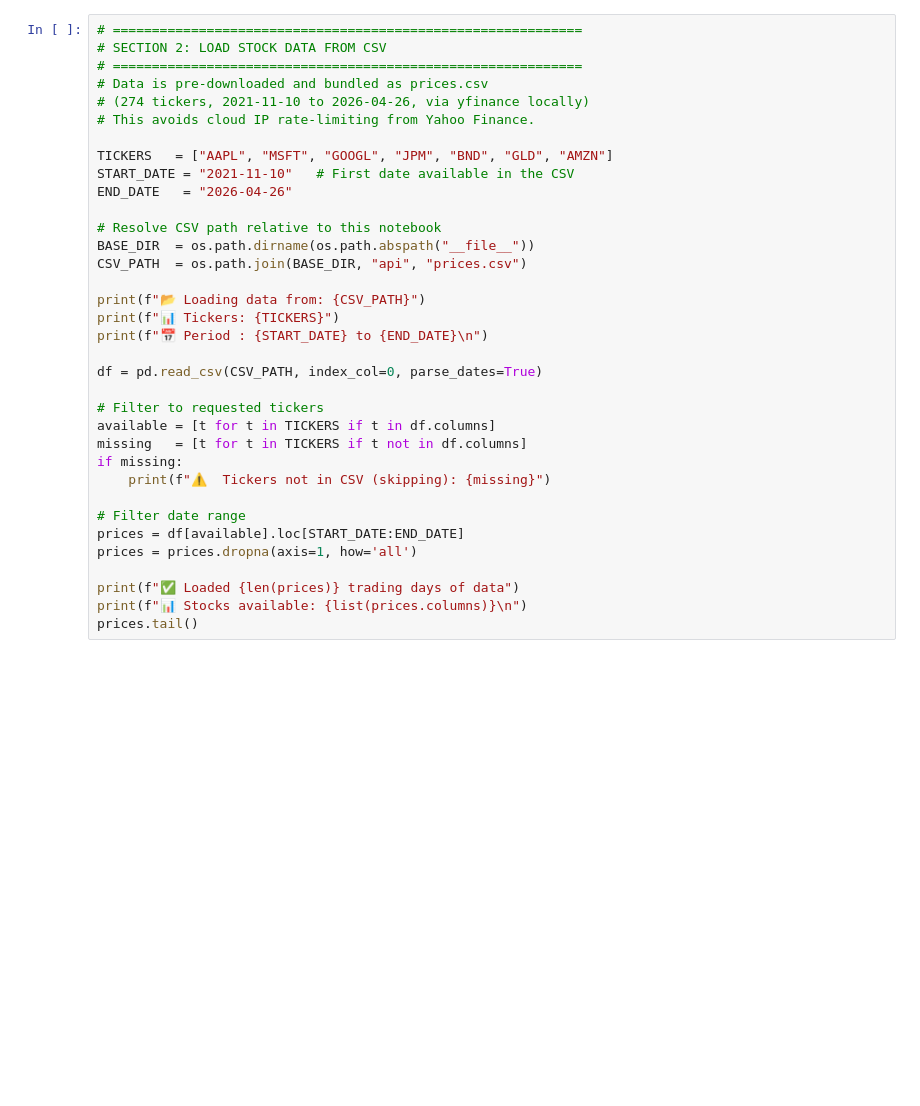
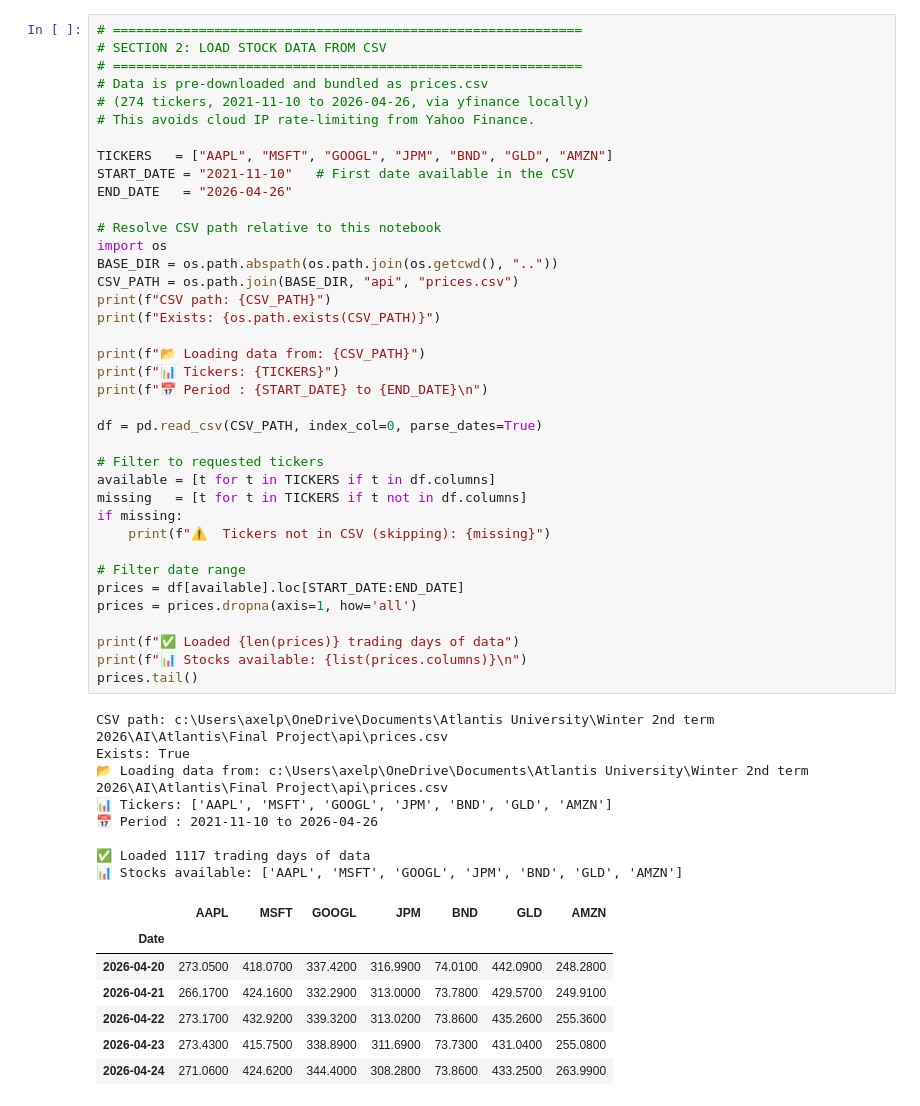
Before and after one commit to axelpeluso/portfolioai-optimizer, a Jupyter notebook: notebook/portfolio_optimizer.ipynb, the cells around one changed output. Drawn from its saved outputs; the diff is of its cells as text; blank space fills up the shorter version.

```diff
--- a/notebook/portfolio_optimizer.ipynb
+++ b/notebook/portfolio_optimizer.ipynb
@@ -36,35 +42,54 @@ print("✅ All libraries loaded successfully!")
 # ============================================================
 # Data is pre-downloaded and bundled as prices.csv
 # (274 tickers, 2021-11-10 to 2026-04-26, via yfinance locally)
 # This avoids cloud IP rate-limiting from Yahoo Finance.
 
 TICKERS   = ["AAPL", "MSFT", "GOOGL", "JPM", "BND", "GLD", "AMZN"]
 START_DATE = "2021-11-10"   # First date available in the CSV
 END_DATE   = "2026-04-26"
 
 # Resolve CSV path relative to this notebook
-BASE_DIR  = os.path.dirname(os.path.abspath("__file__"))
-CSV_PATH  = os.path.join(BASE_DIR, "api", "prices.csv")
+import os
+BASE_DIR = os.path.abspath(os.path.join(os.getcwd(), ".."))
+CSV_PATH = os.path.join(BASE_DIR, "api", "prices.csv")
+print(f"CSV path: {CSV_PATH}")
+print(f"Exists: {os.path.exists(CSV_PATH)}")
 
 print(f"📂 Loading data from: {CSV_PATH}")
 print(f"📊 Tickers: {TICKERS}")
 print(f"📅 Period : {START_DATE} to {END_DATE}\n")
 
 df = pd.read_csv(CSV_PATH, index_col=0, parse_dates=True)
 
 # Filter to requested tickers
 available = [t for t in TICKERS if t in df.columns]
 missing   = [t for t in TICKERS if t not in df.columns]
 if missing:
     print(f"⚠️  Tickers not in CSV (skipping): {missing}")
 
 # Filter date range
 prices = df[available].loc[START_DATE:END_DATE]
 prices = prices.dropna(axis=1, how='all')
 
 print(f"✅ Loaded {len(prices)} trading days of data")
 print(f"📊 Stocks available: {list(prices.columns)}\n")
 prices.tail()
+# %% [output]
+CSV path: c:\Users\axelp\OneDrive\Documents\Atlantis University\Winter 2nd term 2026\AI\Atlantis\Final Project\api\prices.csv
+Exists: True
+📂 Loading data from: c:\Users\axelp\OneDrive\Documents\Atlantis University\Winter 2nd term 2026\AI\Atlantis\Final Project\api\prices.csv
+📊 Tickers: ['AAPL', 'MSFT', 'GOOGL', 'JPM', 'BND', 'GLD', 'AMZN']
+📅 Period : 2021-11-10 to 2026-04-26
+
+✅ Loaded 1117 trading days of data
+📊 Stocks available: ['AAPL', 'MSFT', 'GOOGL', 'JPM', 'BND', 'GLD', 'AMZN']
+|  | AAPL | MSFT | GOOGL | JPM | BND | GLD | AMZN |
+| Date |  |  |  |  |  |  |  |
+| 2026-04-20 | 273.0500 | 418.0700 | 337.4200 | 316.9900 | 74.0100 | 442.0900 | 248.2800 |
+| 2026-04-21 | 266.1700 | 424.1600 | 332.2900 | 313.0000 | 73.7800 | 429.5700 | 249.9100 |
+| 2026-04-22 | 273.1700 | 432.9200 | 339.3200 | 313.0200 | 73.8600 | 435.2600 | 255.3600 |
+| 2026-04-23 | 273.4300 | 415.7500 | 338.8900 | 311.6900 | 73.7300 | 431.0400 | 255.0800 |
+| 2026-04-24 | 271.0600 | 424.6200 | 344.4000 | 308.2800 | 73.8600 | 433.2500 | 263.9900 |
 # %%
 # ============================================================
 # SECTION 3: FEATURE ENGINEERING
```
Also changed, not shown: parts of 7 cells of this notebook.
